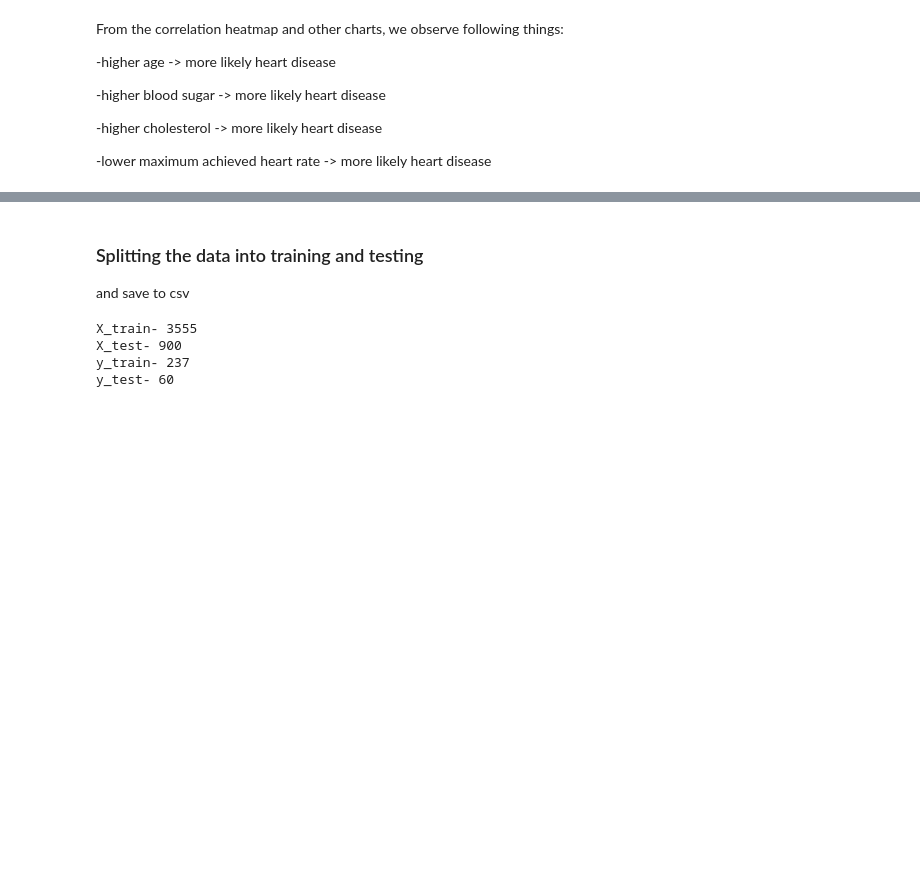
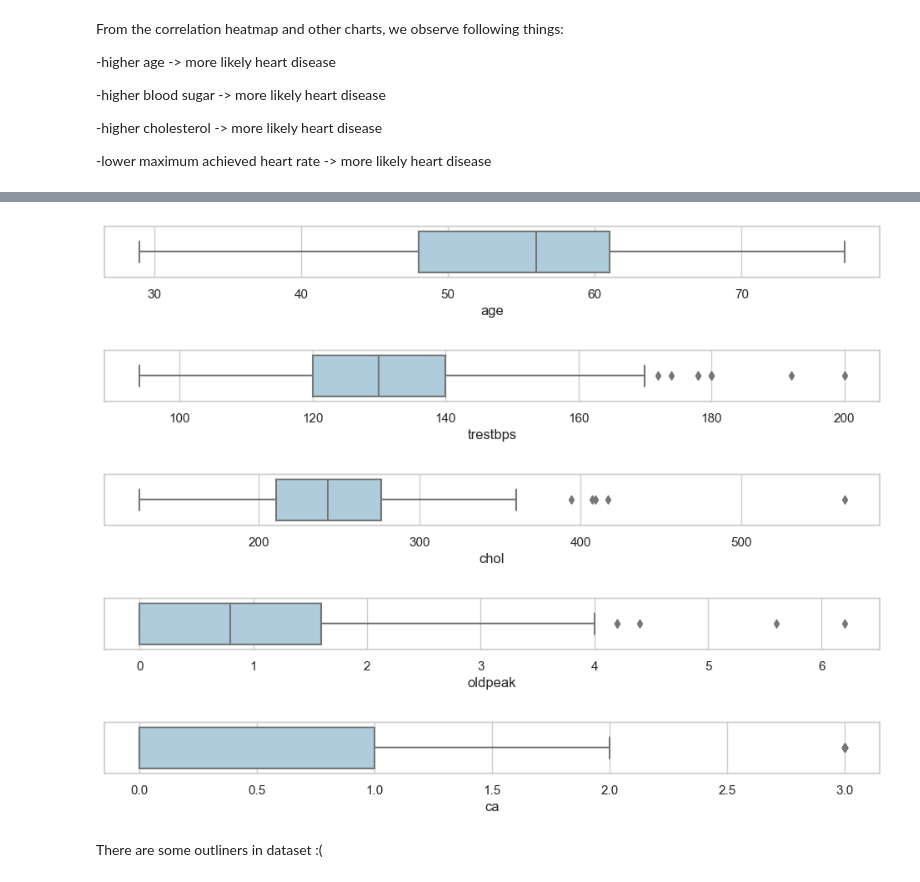
Before and after one commit to made-mlops-2022/Maxim_Kezhaev, a Jupyter notebook: notebooks/EDA.ipynb, the cells around one changed output, grey strips where cells are left out. Cells and saved outputs as stored; diff of their text form; code cells hidden in the pictures; blank space fills up the shorter version.

```diff
--- a/notebooks/EDA.ipynb
+++ b/notebooks/EDA.ipynb
@@ -285,4 +254,0 @@ df.head()
-# %%
-standardScaler = StandardScaler()
-columns_to_scale = ['age', 'trestbps', 'chol', 'thalach', 'oldpeak']
-df[columns_to_scale] = standardScaler.fit_transform(df[columns_to_scale])
@@ -331,3 +254,0 @@ preprocessed_data.to_csv('../data/preprocessed/heart_cleveland_upload_preprocess
-# %% [markdown]
-<h3>Splitting the data into training and testing</h3>
-and save to csv
@@ -336,10 +254,0 @@ x_train, x_test, y_train, y_test = train_test_split(x, y, test_size=0.2,random_s
-# %%
-print('X_train-', x_train.size)
-print('X_test-',x_test.size)
-print('y_train-', y_train.size)
-print('y_test-', y_test.size)
-# %% [output]
-X_train- 3555
-X_test- 900
-y_train- 237
-y_test- 60
@@ -350,0 +255,13 @@ pd.DataFrame(y_test).to_csv('../data/preprocessed/Y_test.csv')
+# %%
+df2=df[['age','trestbps','chol','oldpeak','ca']]
+for column in df2:
+        plt.figure(figsize=(12,0.8))
+        sns.boxplot(data=df2, x=column,palette="Paired")
+# %% [output]
+[figure, added]
+[figure, added]
+[figure, added]
+[figure, added]
+[figure, added]
+# %% [markdown]
+There are some outliners in dataset :(
```
Also changed, not shown: parts of 19 cells of this notebook.
